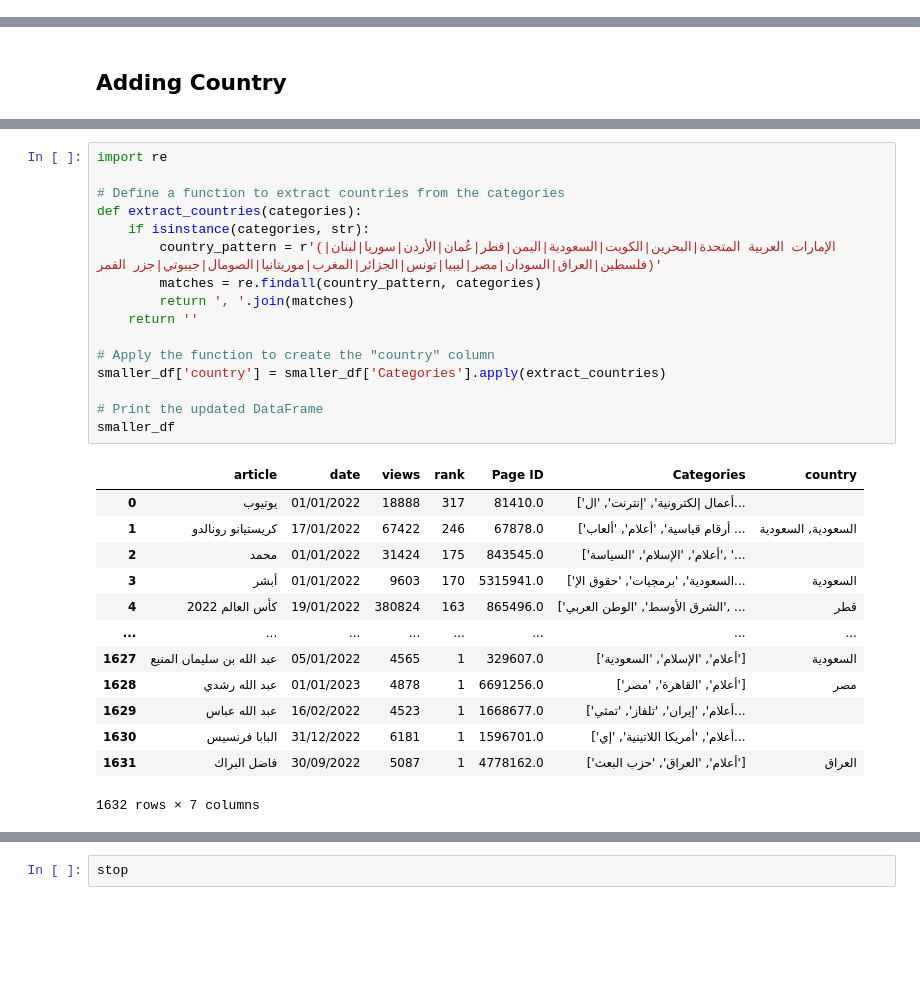
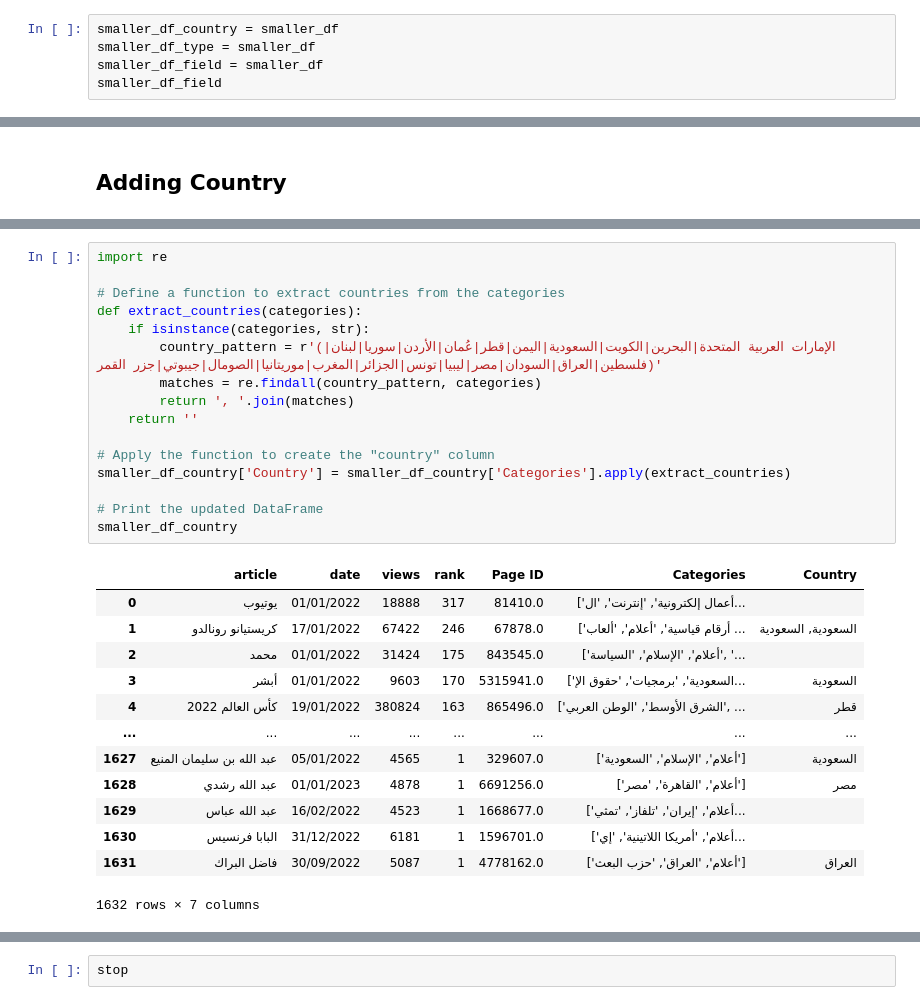
Before and after one commit to ia234/Python_23, a Jupyter notebook: Category_Analysis.ipynb, the cells around one changed output, grey strips where cells are left out. Drawn from its saved outputs; the diff is of its cells as text; blank space fills up the shorter version.

```diff
--- a/Category_Analysis.ipynb
+++ b/Category_Analysis.ipynb
@@ -331,0 +353,5 @@ top_articles_df
+# %%
+smaller_df_country = smaller_df
+smaller_df_type = smaller_df
+smaller_df_field = smaller_df
+smaller_df_field
@@ -357,21 +374,21 @@ smaller_df
 # %%
 import re
 
 # Define a function to extract countries from the categories
 def extract_countries(categories):
     if isinstance(categories, str):
         country_pattern = r'(الإمارات العربية المتحدة|البحرين|الكويت|السعودية|اليمن|قطر|عُمان|الأردن|سوريا|لبنان|فلسطين|العراق|السودان|مصر|ليبيا|تونس|الجزائر|المغرب|موريتانيا|الصومال|جيبوتي|جزر القمر)'
         matches = re.findall(country_pattern, categories)
         return ', '.join(matches)
     return ''
 
 # Apply the function to create the "country" column
-smaller_df['country'] = smaller_df['Categories'].apply(extract_countries)
+smaller_df_country['Country'] = smaller_df_country['Categories'].apply(extract_countries)
 
 # Print the updated DataFrame
-smaller_df
+smaller_df_country
 # %% [output]
-|  | article | date | views | rank | Page ID | Categories | country |
+|  | article | date | views | rank | Page ID | Categories | Country |
 | 0 | يوتيوب | 01/01/2022 | 18888 | 317 | 81410.0 | ['أعمال إلكترونية', 'إنترنت', 'ال... |  |
 | 1 | كريستيانو رونالدو | 17/01/2022 | 67422 | 246 | 67878.0 | ['أرقام قياسية', 'أعلام', 'ألعاب ... | السعودية, السعودية |
 | 2 | محمد | 01/01/2022 | 31424 | 175 | 843545.0 | ['أعلام', 'الإسلام', 'السياسة', '... |  |
```
Also changed, not shown: parts of 34 cells of this notebook.
